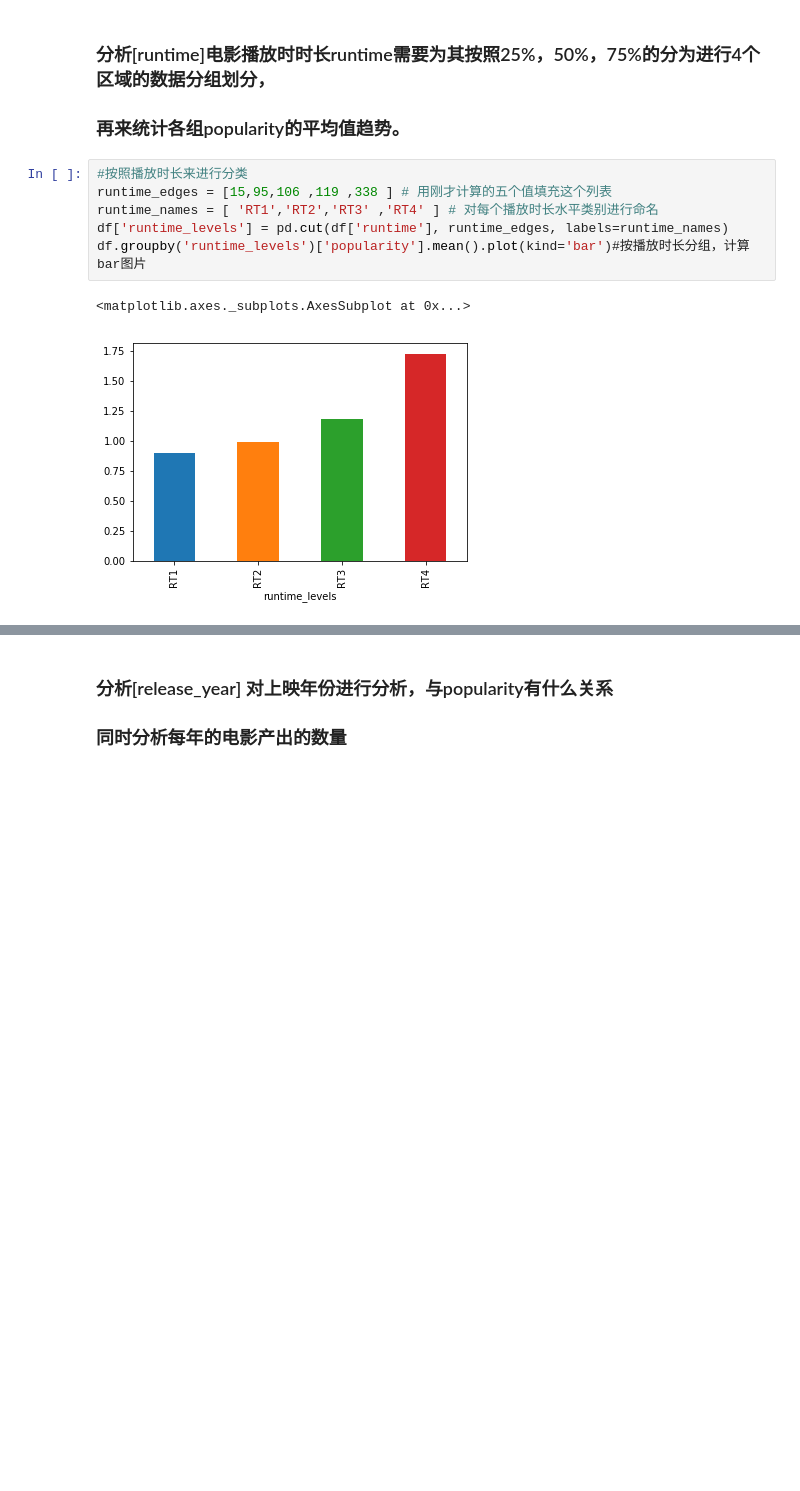
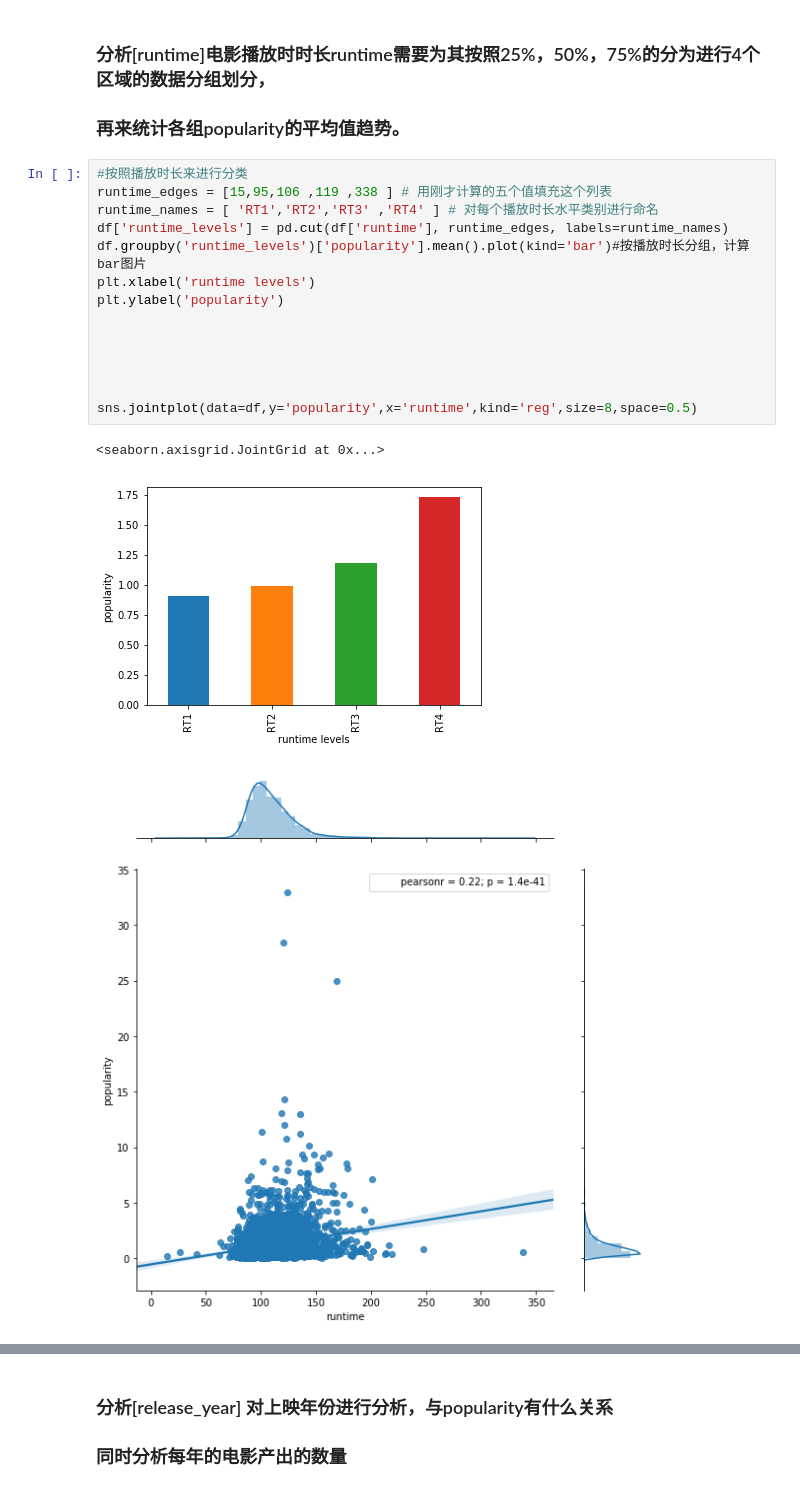
Before and after one commit to yuanguanjinkan/tongguan3, a Jupyter notebook: myWork.ipynb, the cells around one changed output, grey strips where cells are left out. Cells and saved outputs as stored; diff of their text form; blank space fills up the shorter version.

```diff
--- a/myWork.ipynb
+++ b/myWork.ipynb
@@ -153,9 +157,18 @@ df.groupby('release_date_month')['popularity'].mean().plot(kind='bar')#按月份
 # %%
 #按照播放时长来进行分类
 runtime_edges = [15,95,106 ,119 ,338 ] # 用刚才计算的五个值填充这个列表
 runtime_names = [ 'RT1','RT2','RT3' ,'RT4' ] # 对每个播放时长水平类别进行命名
 df['runtime_levels'] = pd.cut(df['runtime'], runtime_edges, labels=runtime_names)
 df.groupby('runtime_levels')['popularity'].mean().plot(kind='bar')#按播放时长分组，计算bar图片
+plt.xlabel('runtime levels')
+plt.ylabel('popularity')
+
+
+
+
+
+sns.jointplot(data=df,y='popularity',x='runtime',kind='reg',size=8,space=0.5)
 # %% [output]
-<matplotlib.axes._subplots.AxesSubplot at 0x...>
+<seaborn.axisgrid.JointGrid at 0x...>
-[figure, old version]
+[figure, new version]
+[figure, added]
```
Also changed, not shown: parts of 13 cells of this notebook, 1 other file.
